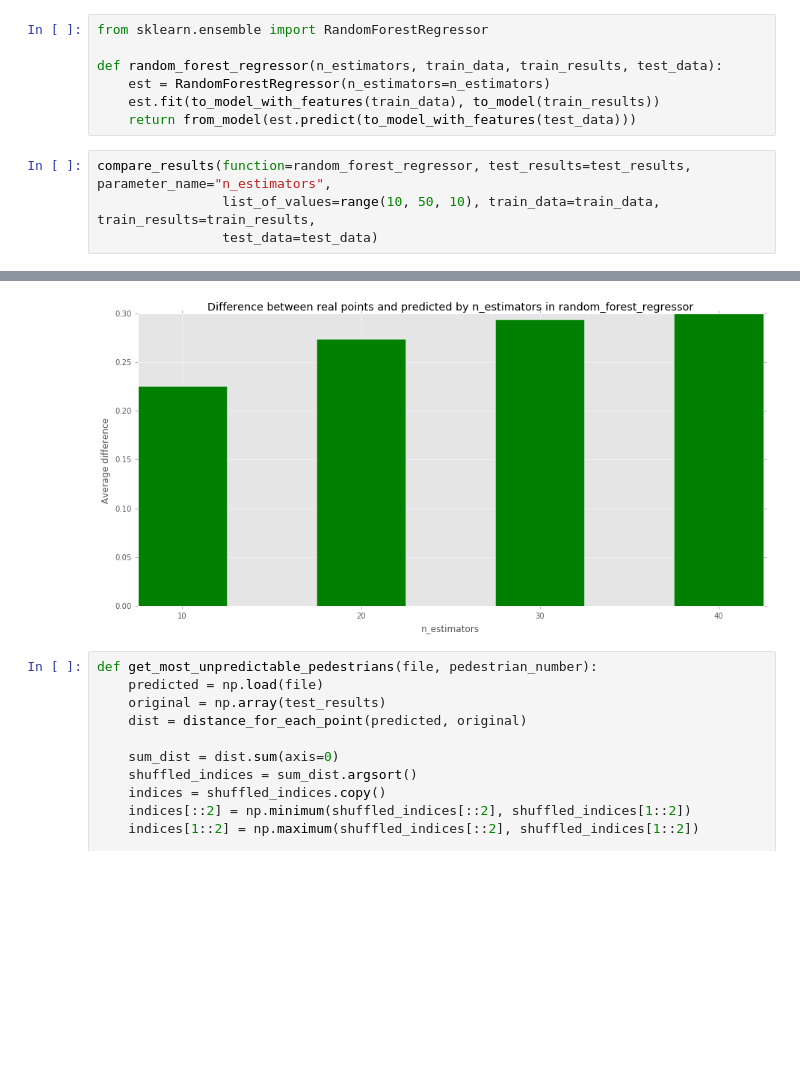
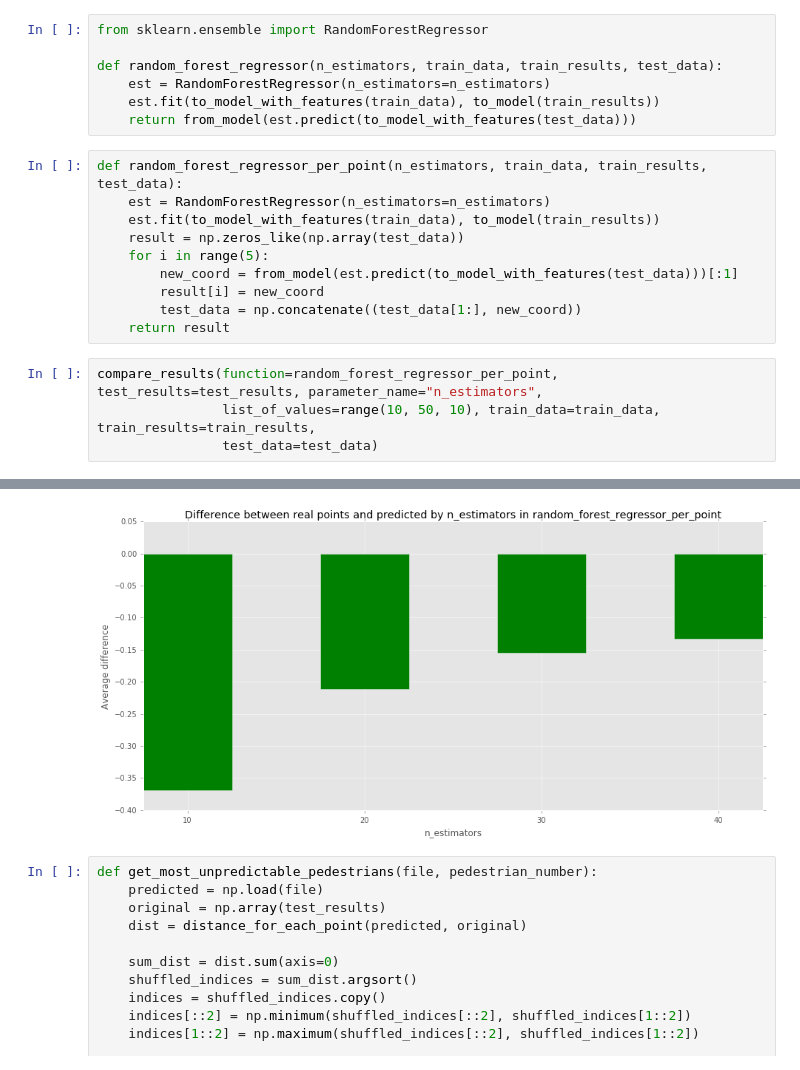
Before and after one commit to avgaydashenko/cuddly-robot, a Jupyter notebook: framework.ipynb, the cells around one changed output, grey strips where cells are left out. Saved outputs shown, nothing was run; the diff lists cells and outputs as text; blank space fills up the shorter version.

Commit message:
prediction per point

```diff
--- a/framework.ipynb
+++ b/framework.ipynb
@@ -195,8 +195,18 @@ def random_forest_regressor(n_estimators, train_data, train_results, test_data):
     est = RandomForestRegressor(n_estimators=n_estimators)
     est.fit(to_model_with_features(train_data), to_model(train_results))
     return from_model(est.predict(to_model_with_features(test_data)))
+# %%
+def random_forest_regressor_per_point(n_estimators, train_data, train_results, test_data):
+    est = RandomForestRegressor(n_estimators=n_estimators)
+    est.fit(to_model_with_features(train_data), to_model(train_results))
+    result = np.zeros_like(np.array(test_data))
+    for i in range(5):
+        new_coord = from_model(est.predict(to_model_with_features(test_data)))[:1]
+        result[i] = new_coord
+        test_data = np.concatenate((test_data[1:], new_coord))
+    return result
 # %%
-compare_results(function=random_forest_regressor, test_results=test_results, parameter_name="n_estimators",
+compare_results(function=random_forest_regressor_per_point, test_results=test_results, parameter_name="n_estimators",
                 list_of_values=range(10, 50, 10), train_data=train_data, train_results=train_results,
                 test_data=test_data)
 # %% [output]
@@ -209,4 +219,4 @@ Results: [0.2260240357295844, 0.27429260202960537, 0.2939967001762146, 0.2999071
-[figure, old version]
+[figure, new version]
 # %%
 def get_most_unpredictable_pedestrians(file, pedestrian_number):
     predicted = np.load(file)
```
Also changed, not shown: parts of 2 cells of this notebook.
